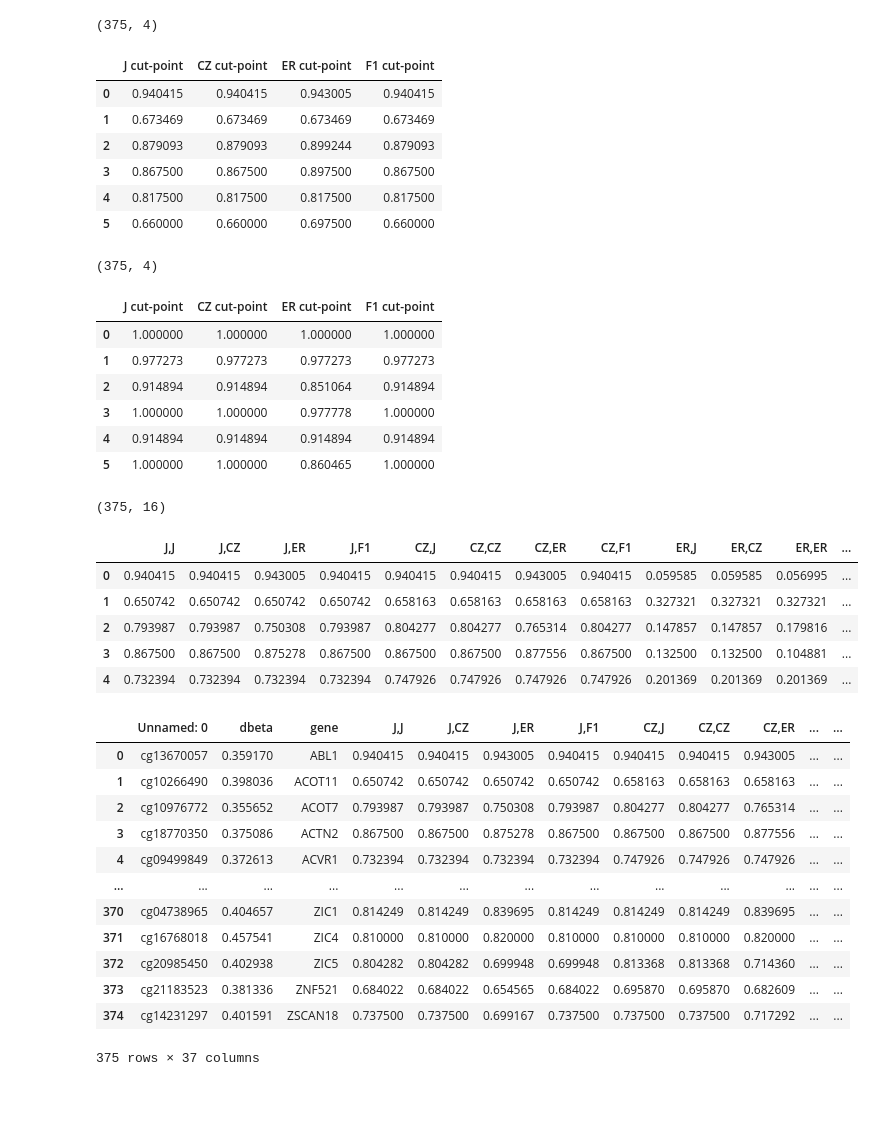
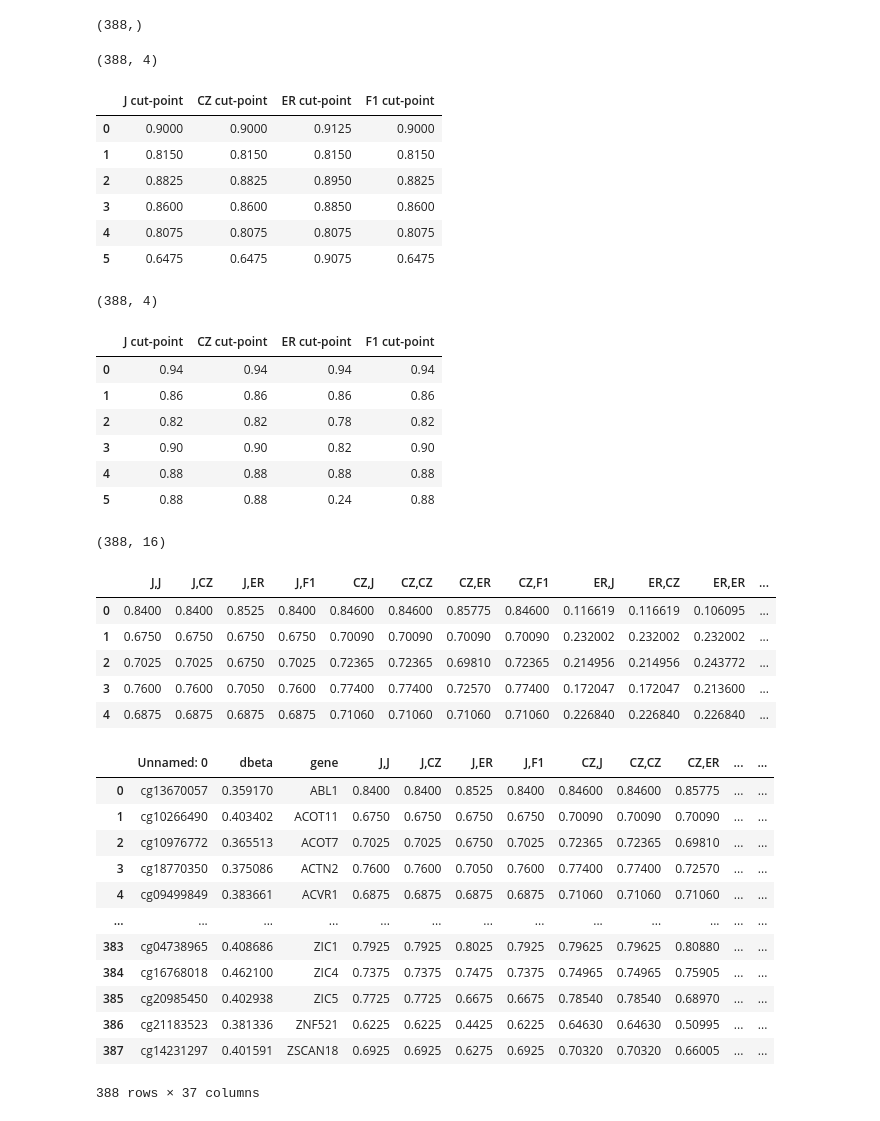
Before and after one commit to BioTechCo/main_project, a Jupyter notebook: src/basic_cp.ipynb, the cells around one changed output. Drawn from its saved outputs; the diff is of its cells as text; code cells hidden in the pictures.

Commit message:
update basic_cp
What has changed?
1. read from result/result_max_per_gene_single (no delta beta filetered
2. after 0.35 threshold, 388 biomarker

```diff
--- a/src/basic_cp.ipynb
+++ b/src/basic_cp.ipynb
@@ -20,0 +21,4 @@ df
+# %%
+# filter out genes with absolute value of dbeta > 0.35
+df_filter = df.loc[df['dbeta'].abs() > 0.35]
+df_filter
@@ -21,7 +39,7 @@ df
 # %%
 train = pd.read_csv('../champ_result/all_beta_normalized.csv')
 # %%
-df_gene = train[train['Unnamed: 0'].isin(df['Unnamed: 0'])]
+df_gene = train[train['Unnamed: 0'].isin(df_filter['Unnamed: 0'])]
 df_gene.reset_index(drop=True, inplace=True)
 print(df_gene.shape)
 df_gene.head()
@@ -138,7 +157,7 @@ result_df.to_csv('../result/result_max_per_gene_single_cp.csv', index=False)
 # %%
 test = pd.read_csv('../champ_result/all_beta_normalized_test.csv')
 # %%
-df_gene = test[test['Unnamed: 0'].isin(df['Unnamed: 0'])]
+df_gene = test[test['Unnamed: 0'].isin(df_filter['Unnamed: 0'])]
 df_gene.reset_index(drop=True, inplace=True)
 print(df_gene.shape)
 df_gene.head()
@@ -173,9 +192,6 @@ def no_outlier(df):
     upper_fence,lower_fence=IQR(df)
     ddf=df[(df>lower_fence)&(df<upper_fence)]
     return ddf
-# %%
-test_tumor = no_outlier(test_tumor)
-test_normal = no_outlier(test_normal)
 # %%
 test_normal_avg = test_normal.mean(skipna=True, axis=0)
 # %%
@@ -217,30 +233,33 @@ for i in np.arange(0.01,1,0.01):
 # %%
 from numpy import trapz
 test_AUC = trapz(y = test_sensitivity[:], x = test_specificity[:], axis=1)
+test_AUC.shape
+# %% [output]
+(388,)
 # %%
 print(test_cp_sensitivity.shape)
 test_cp_sensitivity.head(6)
 # %% [output]
-(375, 4)
+(388, 4)
 |  | J cut-point | CZ cut-point | ER cut-point | F1 cut-point |
-| 0 | 0.940415 | 0.940415 | 0.943005 | 0.940415 |
-| 1 | 0.673469 | 0.673469 | 0.673469 | 0.673469 |
-| 2 | 0.879093 | 0.879093 | 0.899244 | 0.879093 |
-| 3 | 0.867500 | 0.867500 | 0.897500 | 0.867500 |
-| 4 | 0.817500 | 0.817500 | 0.817500 | 0.817500 |
-| 5 | 0.660000 | 0.660000 | 0.697500 | 0.660000 |
+| 0 | 0.9000 | 0.9000 | 0.9125 | 0.9000 |
+| 1 | 0.8150 | 0.8150 | 0.8150 | 0.8150 |
+| 2 | 0.8825 | 0.8825 | 0.8950 | 0.8825 |
+| 3 | 0.8600 | 0.8600 | 0.8850 | 0.8600 |
+| 4 | 0.8075 | 0.8075 | 0.8075 | 0.8075 |
+| 5 | 0.6475 | 0.6475 | 0.9075 | 0.6475 |
 # %%
 print(test_cp_specificity.shape)
 test_cp_specificity.head(6)
 # %% [output]
-(375, 4)
+(388, 4)
 |  | J cut-point | CZ cut-point | ER cut-point | F1 cut-point |
-| 0 | 1.000000 | 1.000000 | 1.000000 | 1.000000 |
-| 1 | 0.977273 | 0.977273 | 0.977273 | 0.977273 |
-| 2 | 0.914894 | 0.914894 | 0.851064 | 0.914894 |
-| 3 | 1.000000 | 1.000000 | 0.977778 | 1.000000 |
-| 4 | 0.914894 | 0.914894 | 0.914894 | 0.914894 |
-| 5 | 1.000000 | 1.000000 | 0.860465 | 1.000000 |
+| 0 | 0.94 | 0.94 | 0.94 | 0.94 |
+| 1 | 0.86 | 0.86 | 0.86 | 0.86 |
+| 2 | 0.82 | 0.82 | 0.78 | 0.82 |
+| 3 | 0.90 | 0.90 | 0.82 | 0.90 |
+| 4 | 0.88 | 0.88 | 0.88 | 0.88 |
+| 5 | 0.88 | 0.88 | 0.24 | 0.88 |
 # %%
 import numpy as np
 def J_method(sen, spe):
@@ -272,13 +291,13 @@ df_cross_validation.columns = df_cross_validation.columns.str.replace(' cut-poin
 print(df_cross_validation.shape)
 df_cross_validation.head()
 # %% [output]
-(375, 16)
+(388, 16)
 |  | J,J | J,CZ | J,ER | J,F1 | CZ,J | CZ,CZ | CZ,ER | CZ,F1 | ER,J | ER,CZ | ER,ER | ... |
-| 0 | 0.940415 | 0.940415 | 0.943005 | 0.940415 | 0.940415 | 0.940415 | 0.943005 | 0.940415 | 0.059585 | 0.059585 | 0.056995 | ... |
-| 1 | 0.650742 | 0.650742 | 0.650742 | 0.650742 | 0.658163 | 0.658163 | 0.658163 | 0.658163 | 0.327321 | 0.327321 | 0.327321 | ... |
-| 2 | 0.793987 | 0.793987 | 0.750308 | 0.793987 | 0.804277 | 0.804277 | 0.765314 | 0.804277 | 0.147857 | 0.147857 | 0.179816 | ... |
-| 3 | 0.867500 | 0.867500 | 0.875278 | 0.867500 | 0.867500 | 0.867500 | 0.877556 | 0.867500 | 0.132500 | 0.132500 | 0.104881 | ... |
-| 4 | 0.732394 | 0.732394 | 0.732394 | 0.732394 | 0.747926 | 0.747926 | 0.747926 | 0.747926 | 0.201369 | 0.201369 | 0.201369 | ... |
+| 0 | 0.8400 | 0.8400 | 0.8525 | 0.8400 | 0.84600 | 0.84600 | 0.85775 | 0.84600 | 0.116619 | 0.116619 | 0.106095 | ... |
+| 1 | 0.6750 | 0.6750 | 0.6750 | 0.6750 | 0.70090 | 0.70090 | 0.70090 | 0.70090 | 0.232002 | 0.232002 | 0.232002 | ... |
+| 2 | 0.7025 | 0.7025 | 0.6750 | 0.7025 | 0.72365 | 0.72365 | 0.69810 | 0.72365 | 0.214956 | 0.214956 | 0.243772 | ... |
+| 3 | 0.7600 | 0.7600 | 0.7050 | 0.7600 | 0.77400 | 0.77400 | 0.72570 | 0.77400 | 0.172047 | 0.172047 | 0.213600 | ... |
+| 4 | 0.6875 | 0.6875 | 0.6875 | 0.6875 | 0.71060 | 0.71060 | 0.71060 | 0.71060 | 0.226840 | 0.226840 | 0.226840 | ... |
 # %%
 method_list = ['J','CZ','ER','F1']
 for i in method_list:
@@ -288,24 +307,25 @@ for i in method_list:
     for j in method_list:
         df_cross_validation[f'{i},{j}_rank'] = df_cross_validation[f'{i},{j}'].rank(ascending=ascending)
 # %%
-df_cross_validation = pd.concat([df, df_cross_validation], axis=1)
+df_filter.reset_index(drop=True, inplace=True)
+df_cross_validation = pd.concat([df_filter, df_cross_validation], axis=1)
 df_cross_validation = pd.concat([df_cross_validation, pd.DataFrame(train_AUC, columns=['train_AUC'])], axis=1)
 df_cross_validation = pd.concat([df_cross_validation, pd.DataFrame(test_AUC, columns=['test_AUC'])], axis=1)
 df_cross_validation
 # %% [output]
 |  | Unnamed: 0 | dbeta | gene | J,J | J,CZ | J,ER | J,F1 | CZ,J | CZ,CZ | CZ,ER | ... | ... |
-| 0 | cg13670057 | 0.359170 | ABL1 | 0.940415 | 0.940415 | 0.943005 | 0.940415 | 0.940415 | 0.940415 | 0.943005 | ... | ... |
-| 1 | cg10266490 | 0.398036 | ACOT11 | 0.650742 | 0.650742 | 0.650742 | 0.650742 | 0.658163 | 0.658163 | 0.658163 | ... | ... |
-| 2 | cg10976772 | 0.355652 | ACOT7 | 0.793987 | 0.793987 | 0.750308 | 0.793987 | 0.804277 | 0.804277 | 0.765314 | ... | ... |
-| 3 | cg18770350 | 0.375086 | ACTN2 | 0.867500 | 0.867500 | 0.875278 | 0.867500 | 0.867500 | 0.867500 | 0.877556 | ... | ... |
-| 4 | cg09499849 | 0.372613 | ACVR1 | 0.732394 | 0.732394 | 0.732394 | 0.732394 | 0.747926 | 0.747926 | 0.747926 | ... | ... |
+| 0 | cg13670057 | 0.359170 | ABL1 | 0.8400 | 0.8400 | 0.8525 | 0.8400 | 0.84600 | 0.84600 | 0.85775 | ... | ... |
+| 1 | cg10266490 | 0.403402 | ACOT11 | 0.6750 | 0.6750 | 0.6750 | 0.6750 | 0.70090 | 0.70090 | 0.70090 | ... | ... |
+| 2 | cg10976772 | 0.365513 | ACOT7 | 0.7025 | 0.7025 | 0.6750 | 0.7025 | 0.72365 | 0.72365 | 0.69810 | ... | ... |
+| 3 | cg18770350 | 0.375086 | ACTN2 | 0.7600 | 0.7600 | 0.7050 | 0.7600 | 0.77400 | 0.77400 | 0.72570 | ... | ... |
+| 4 | cg09499849 | 0.383661 | ACVR1 | 0.6875 | 0.6875 | 0.6875 | 0.6875 | 0.71060 | 0.71060 | 0.71060 | ... | ... |
 | ... | ... | ... | ... | ... | ... | ... | ... | ... | ... | ... | ... | ... |
-| 370 | cg04738965 | 0.404657 | ZIC1 | 0.814249 | 0.814249 | 0.839695 | 0.814249 | 0.814249 | 0.814249 | 0.839695 | ... | ... |
-| 371 | cg16768018 | 0.457541 | ZIC4 | 0.810000 | 0.810000 | 0.820000 | 0.810000 | 0.810000 | 0.810000 | 0.820000 | ... | ... |
-| 372 | cg20985450 | 0.402938 | ZIC5 | 0.804282 | 0.804282 | 0.699948 | 0.699948 | 0.813368 | 0.813368 | 0.714360 | ... | ... |
-| 373 | cg21183523 | 0.381336 | ZNF521 | 0.684022 | 0.684022 | 0.654565 | 0.684022 | 0.695870 | 0.695870 | 0.682609 | ... | ... |
-| 374 | cg14231297 | 0.401591 | ZSCAN18 | 0.737500 | 0.737500 | 0.699167 | 0.737500 | 0.737500 | 0.737500 | 0.717292 | ... | ... |
+| 383 | cg04738965 | 0.408686 | ZIC1 | 0.7925 | 0.7925 | 0.8025 | 0.7925 | 0.79625 | 0.79625 | 0.80880 | ... | ... |
+| 384 | cg16768018 | 0.462100 | ZIC4 | 0.7375 | 0.7375 | 0.7475 | 0.7375 | 0.74965 | 0.74965 | 0.75905 | ... | ... |
+| 385 | cg20985450 | 0.402938 | ZIC5 | 0.7725 | 0.7725 | 0.6675 | 0.6675 | 0.78540 | 0.78540 | 0.68970 | ... | ... |
+| 386 | cg21183523 | 0.381336 | ZNF521 | 0.6225 | 0.6225 | 0.4425 | 0.6225 | 0.64630 | 0.64630 | 0.50995 | ... | ... |
+| 387 | cg14231297 | 0.401591 | ZSCAN18 | 0.6925 | 0.6925 | 0.6275 | 0.6925 | 0.70320 | 0.70320 | 0.66005 | ... | ... |
-375 rows × 37 columns
+388 rows × 37 columns
 # %%
 # calculate correlation between J,J	and J,CZ
 J_cor = [
```
Also changed, not shown: parts of 10 cells of this notebook.
